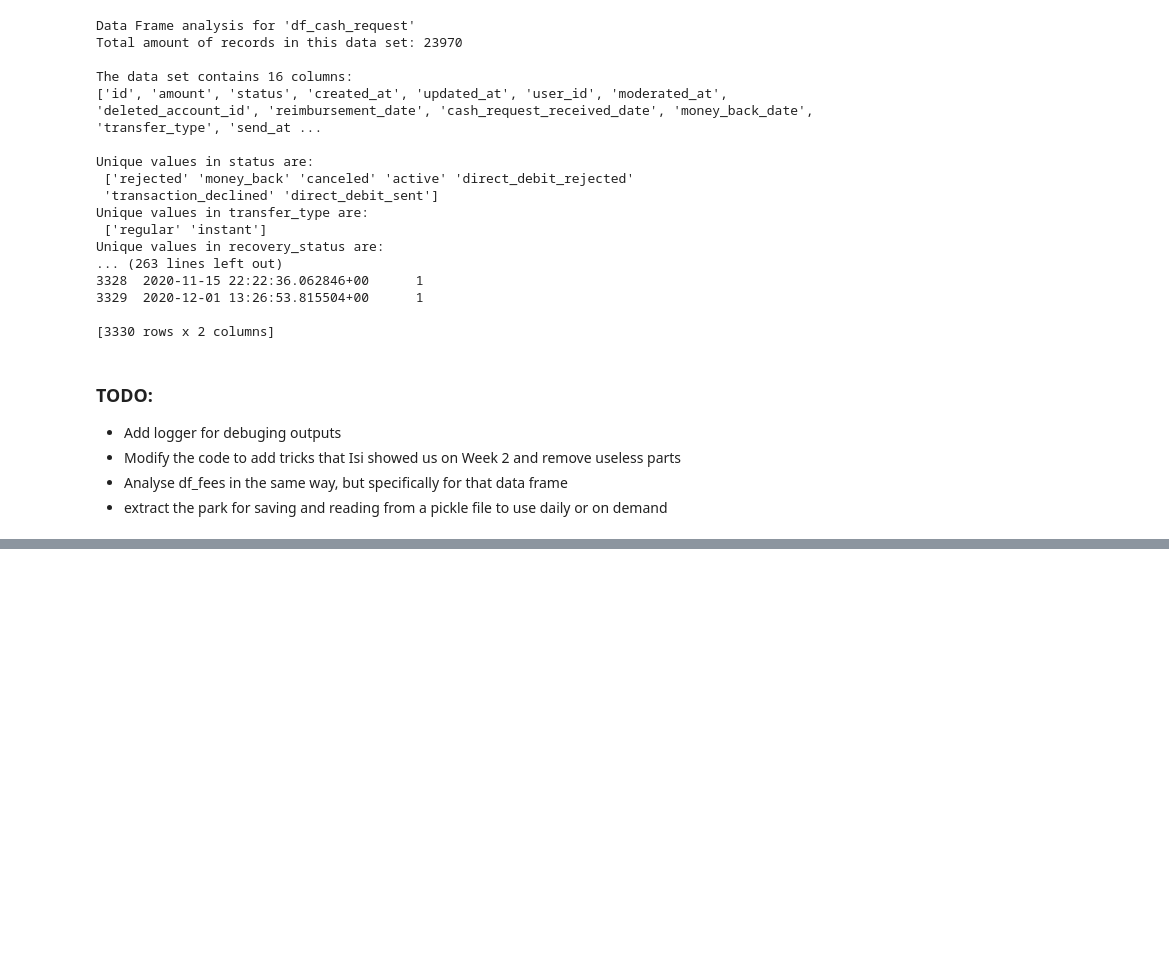
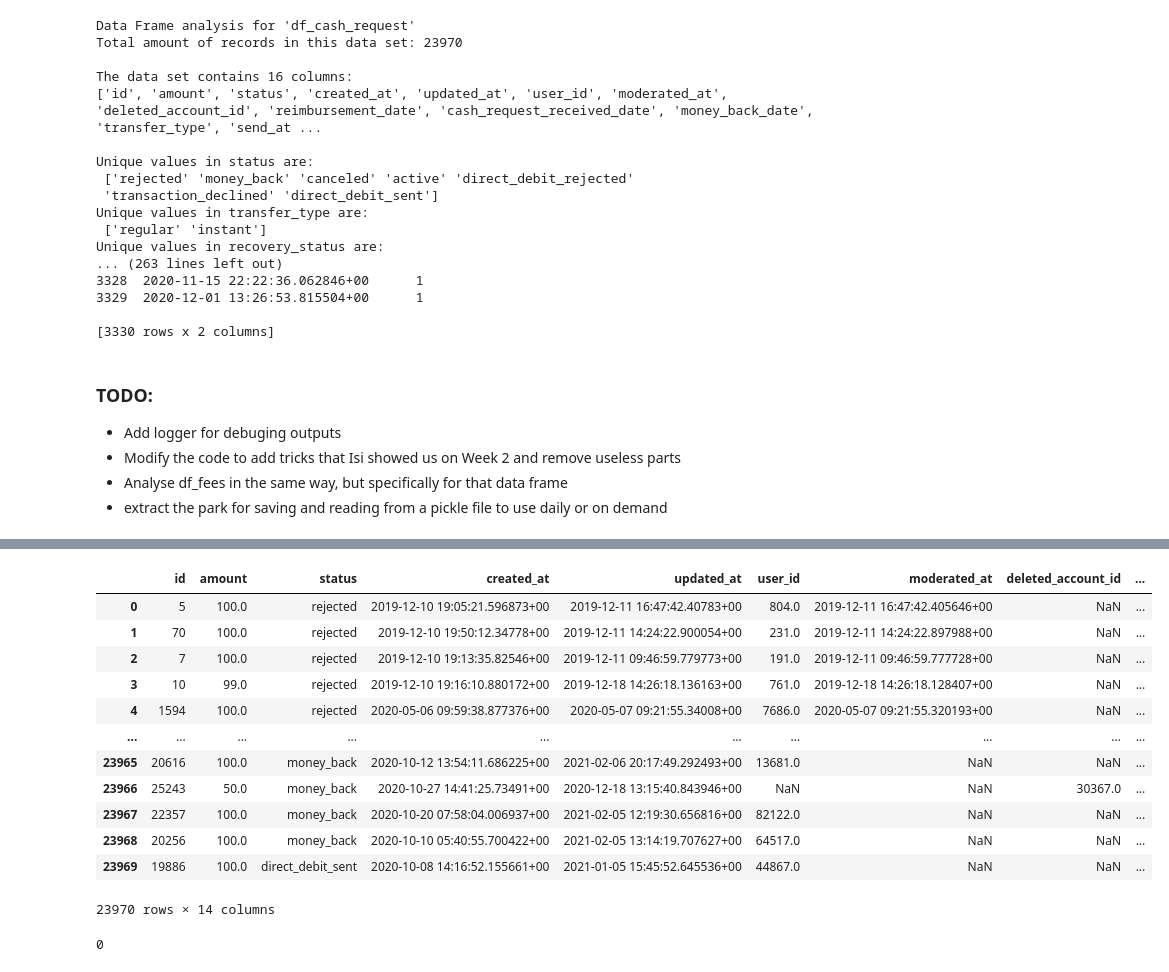
Before and after one commit to martaverfer/project-1-ironhack-payments-2-en, a Jupyter notebook: jupyter_notebooks/Fani.ipynb, the cells around one changed output, grey strips where cells are left out. Cells and saved outputs as stored; diff of their text form; code cells hidden in the pictures; blank space fills up the shorter version.

```diff
--- a/jupyter_notebooks/Fani.ipynb
+++ b/jupyter_notebooks/Fani.ipynb
@@ -177,0 +224,38 @@ Unique values in recovery_status are:
+# %%
+# new Dataframe only with the customers that had recovery incidents
+# --> reduce null values from recovery_status, reco_creation, reco_last_update in the df_cash_request DataFrames
+df_recovery_incidents = df_cash_request[df_cash_request["recovery_status"].notnull()]
+
+# In this case we are using recovery_status column to create the new one (recovery_incident)
+# but any of these three columns(recovery_status, reco_creation, reco_last_update) could be used for that
+df_cash_request["recovery_incident"] = ~df_cash_request["reco_creation"].isna()
+
+
+# Drop the columns: recovery_status, reco_creation, reco_last_update
+# As they contain to many NaN values
+# we want them out to clean our DataFrame
+df_cash_request.drop(columns= ["recovery_status","reco_creation","reco_last_update"], inplace=True)
+df_cash_request
+
+# Now we have two DataFrames:
+# df_cash_request with the new column recovery_incident wich tell us if there was any recovery incident (True), or not (False)
+# and another DataFrame df_recovery_incidents with the information of these recovery incidents
+# %% [output]
+|  | id | amount | status | created_at | updated_at | user_id | moderated_at | deleted_account_id | ... |
+| 0 | 5 | 100.0 | rejected | 2019-12-10 19:05:21.596873+00 | 2019-12-11 16:47:42.40783+00 | 804.0 | 2019-12-11 16:47:42.405646+00 | NaN | ... |
+| 1 | 70 | 100.0 | rejected | 2019-12-10 19:50:12.34778+00 | 2019-12-11 14:24:22.900054+00 | 231.0 | 2019-12-11 14:24:22.897988+00 | NaN | ... |
+| 2 | 7 | 100.0 | rejected | 2019-12-10 19:13:35.82546+00 | 2019-12-11 09:46:59.779773+00 | 191.0 | 2019-12-11 09:46:59.777728+00 | NaN | ... |
+| 3 | 10 | 99.0 | rejected | 2019-12-10 19:16:10.880172+00 | 2019-12-18 14:26:18.136163+00 | 761.0 | 2019-12-18 14:26:18.128407+00 | NaN | ... |
+| 4 | 1594 | 100.0 | rejected | 2020-05-06 09:59:38.877376+00 | 2020-05-07 09:21:55.34008+00 | 7686.0 | 2020-05-07 09:21:55.320193+00 | NaN | ... |
+| ... | ... | ... | ... | ... | ... | ... | ... | ... | ... |
+| 23965 | 20616 | 100.0 | money_back | 2020-10-12 13:54:11.686225+00 | 2021-02-06 20:17:49.292493+00 | 13681.0 | NaN | NaN | ... |
+| 23966 | 25243 | 50.0 | money_back | 2020-10-27 14:41:25.73491+00 | 2020-12-18 13:15:40.843946+00 | NaN | NaN | 30367.0 | ... |
+| 23967 | 22357 | 100.0 | money_back | 2020-10-20 07:58:04.006937+00 | 2021-02-05 12:19:30.656816+00 | 82122.0 | NaN | NaN | ... |
+| 23968 | 20256 | 100.0 | money_back | 2020-10-10 05:40:55.700422+00 | 2021-02-05 13:14:19.707627+00 | 64517.0 | NaN | NaN | ... |
+| 23969 | 19886 | 100.0 | direct_debit_sent | 2020-10-08 14:16:52.155661+00 | 2021-01-05 15:45:52.645536+00 | 44867.0 | NaN | NaN | ... |
+23970 rows × 14 columns
+# %%
+# chechking for duplicates
+print(df_cash_request.duplicated().sum())
+# %% [output]
+0
```
Also changed, not shown: parts of 18 cells of this notebook, 2 other files.
